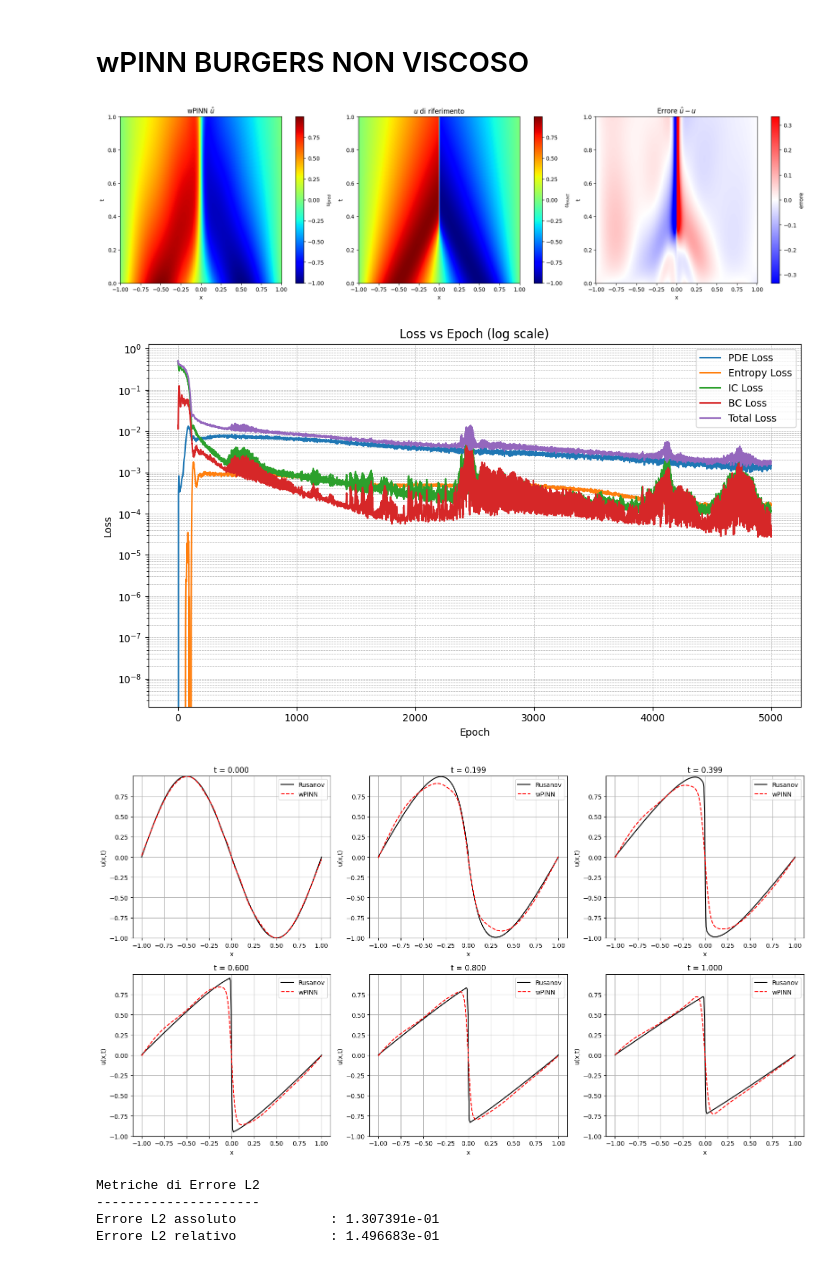
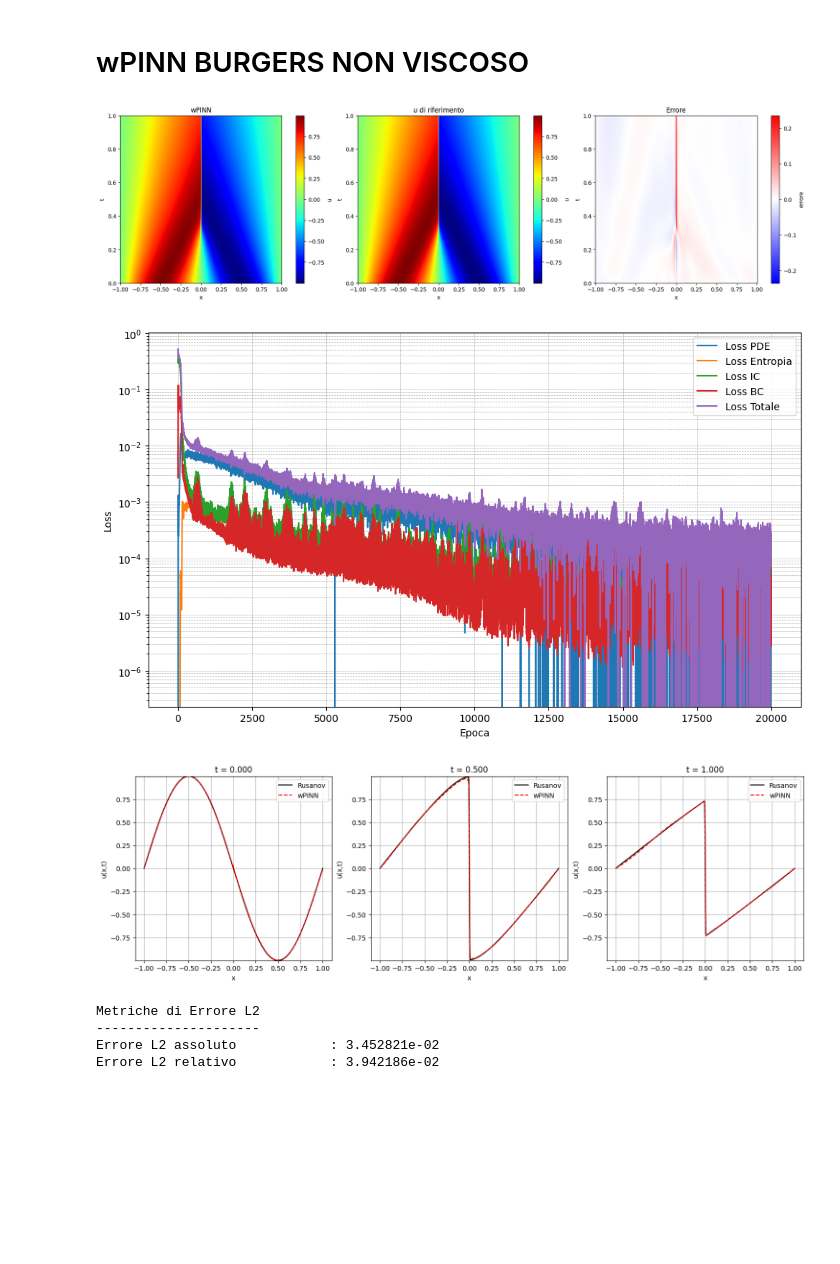
Before and after one commit to FRAMAX444/PINNs, a Jupyter notebook: burgers/pinn_burgers.ipynb, the cells around one changed output. Drawn from its saved outputs; the diff is of its cells as text; code cells hidden in the pictures; blank space fills up the shorter version.

```diff
--- a/burgers/pinn_burgers.ipynb
+++ b/burgers/pinn_burgers.ipynb
@@ -5,0 +1,5 @@ x: 256 t: 1000
+# %%
+from utils import *
+x = np.linspace(-1, 1, 500)
+t = np.linspace(0, 1, 2000)
+U = np.load('trained_models/burgers_analytical_solution.npy')
@@ -156,26 +168,24 @@ w_inburgers_1 = ProblemSetUp(
     x=x,
     t=t,
     layers=[2,50,50,50,1],
-    epochs=5000,
-    N=(2000,1000,15000),
+    epochs=20000,
     nu=0,
-    equation='burgers',
     model='wpinn',
-    path='trained_models/wpinn_burgers_inviscid_1.pth'
+    path='trained_models/wpinn_burgers_inviscid_1_finale.pth'
 )
 # %%
 w_inburgers_1.plot_comparison()
 w_inburgers_1.plot_losses()
-w_inburgers_1.plot_slices()
+w_inburgers_1.plot_slices(3)
 w_inburgers_1.l2_error()
 # %% [output]
-[figure, old version]
+[figure, new version]
-[figure, old version]
+[figure, new version]
-[figure, old version]
+[figure, new version]
 Metriche di Errore L2
 ---------------------
-Errore L2 assoluto            : 1.307391e-01
-Errore L2 relativo            : 1.496683e-01
+Errore L2 assoluto            : 3.452821e-02
+Errore L2 relativo            : 3.942186e-02
 # %%
 w_inburgers_2 = ProblemSetUp(
     u0=u0_2,
```
Also changed, not shown: parts of 19 cells of this notebook, 20 other files.
